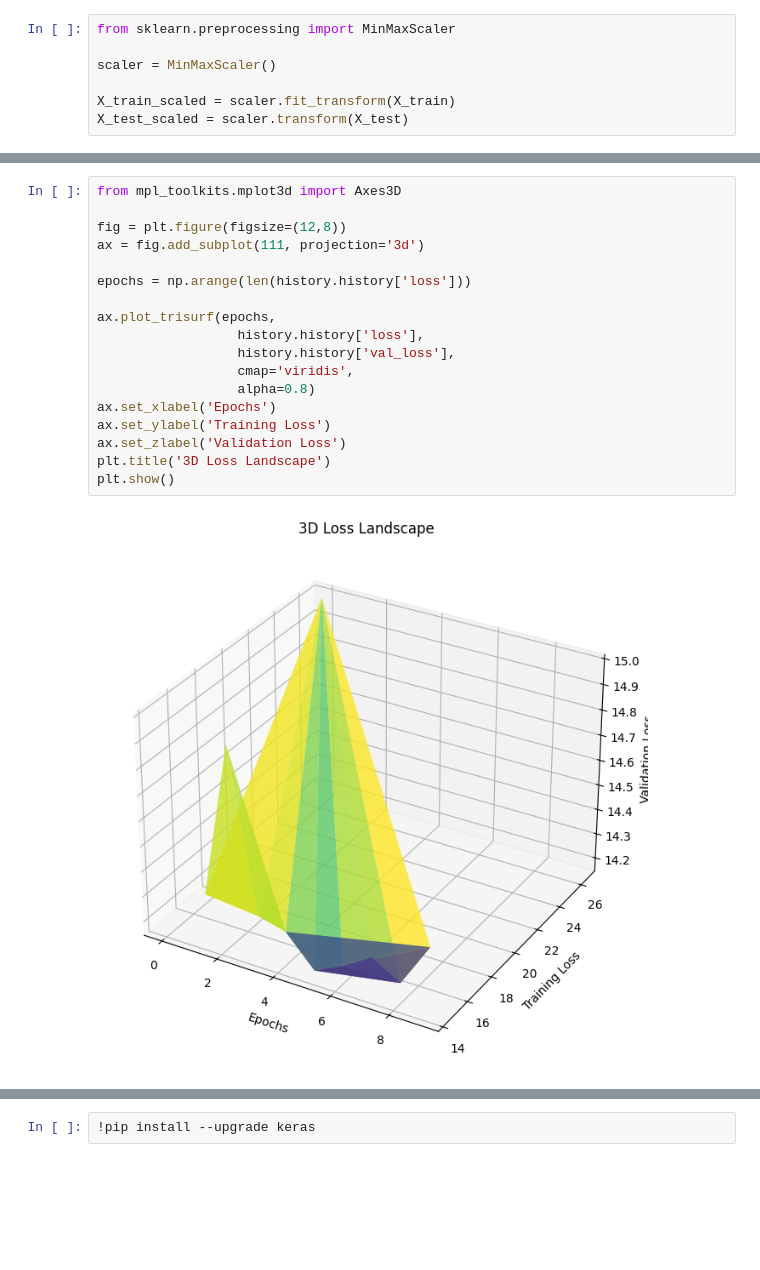
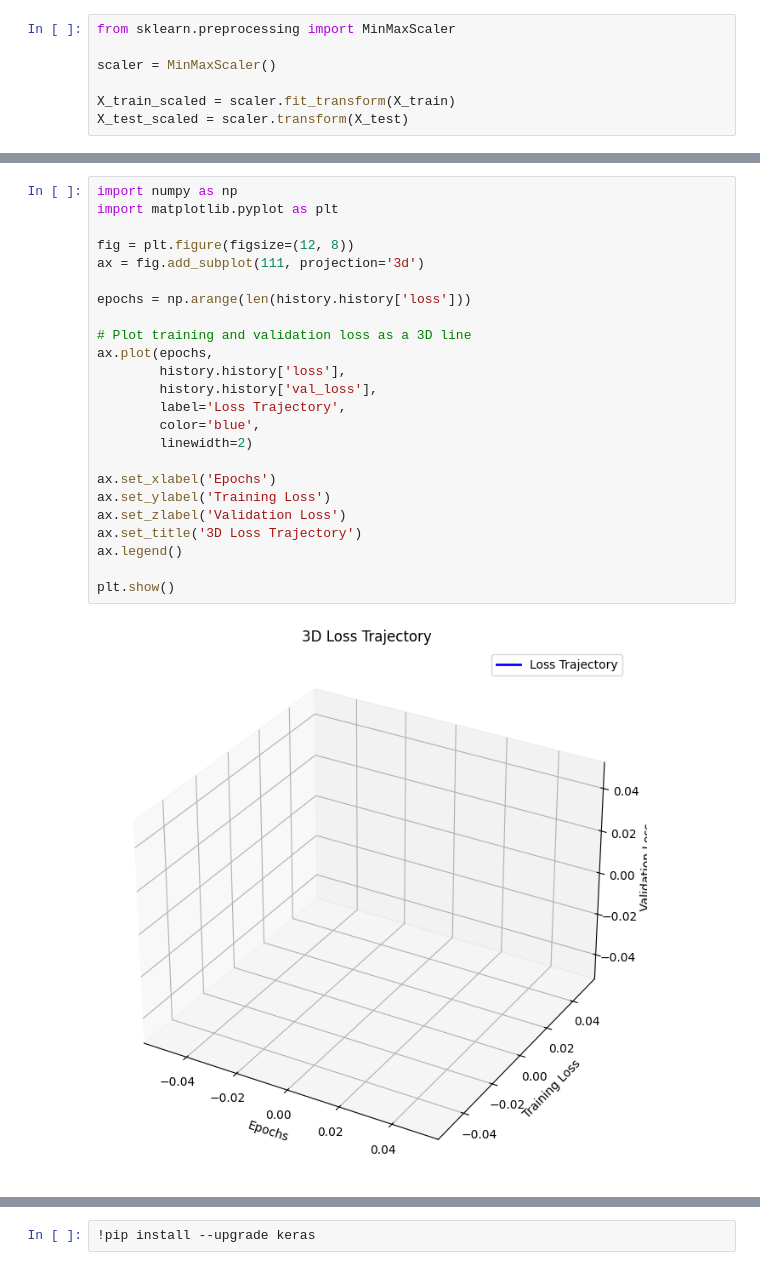
Before and after one commit to yashjagtap81/score-prediction, a Jupyter notebook: IPLScoreprediction01.ipynb, the cells around one changed output, grey strips where cells are left out. Saved outputs shown, nothing was run; the diff lists cells and outputs as text; blank space fills up the shorter version.

```diff
--- a/IPLScoreprediction01.ipynb
+++ b/IPLScoreprediction01.ipynb
@@ -145,21 +145,27 @@ Epoch 5/5
 <keras.src.callbacks.history.History at 0x...>
 # %%
-from mpl_toolkits.mplot3d import Axes3D
+import numpy as np
+import matplotlib.pyplot as plt
 
-fig = plt.figure(figsize=(12,8))
+fig = plt.figure(figsize=(12, 8))
 ax = fig.add_subplot(111, projection='3d')
 
 epochs = np.arange(len(history.history['loss']))
 
-ax.plot_trisurf(epochs,
-                  history.history['loss'],
-                  history.history['val_loss'],
-                  cmap='viridis',
-                  alpha=0.8)
+# Plot training and validation loss as a 3D line
+ax.plot(epochs,
+        history.history['loss'],
+        history.history['val_loss'],
+        label='Loss Trajectory',
+        color='blue',
+        linewidth=2)
+
 ax.set_xlabel('Epochs')
 ax.set_ylabel('Training Loss')
 ax.set_zlabel('Validation Loss')
-plt.title('3D Loss Landscape')
+ax.set_title('3D Loss Trajectory')
+ax.legend()
+
 plt.show()
 # %% [output]
-[figure, old version]
+[figure, new version]
```
Also changed, not shown: parts of 10 cells of this notebook.
